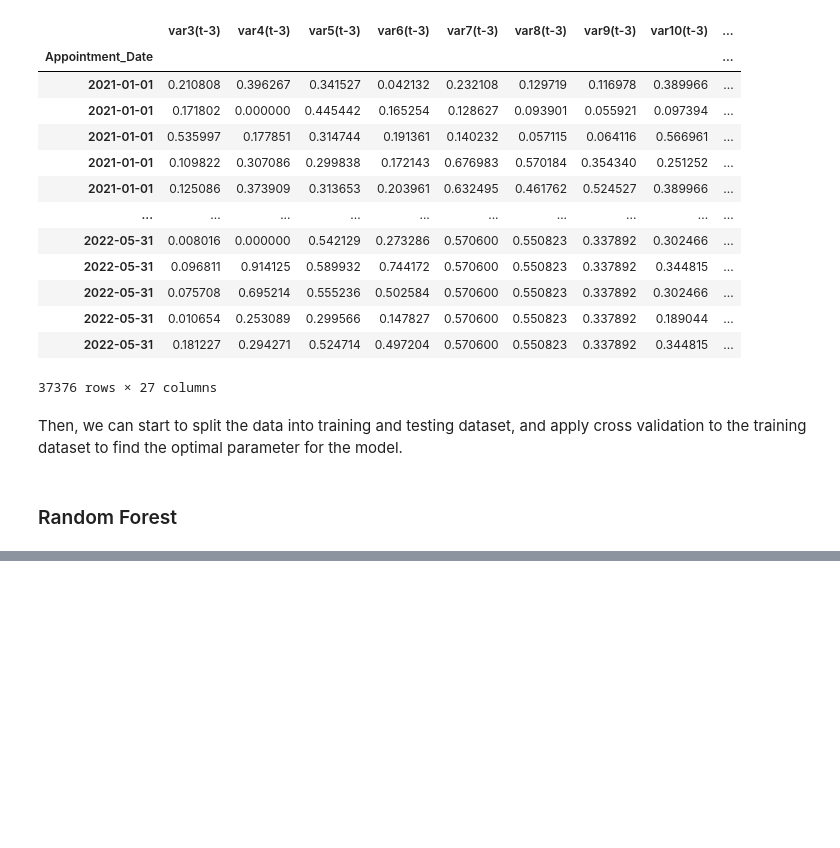
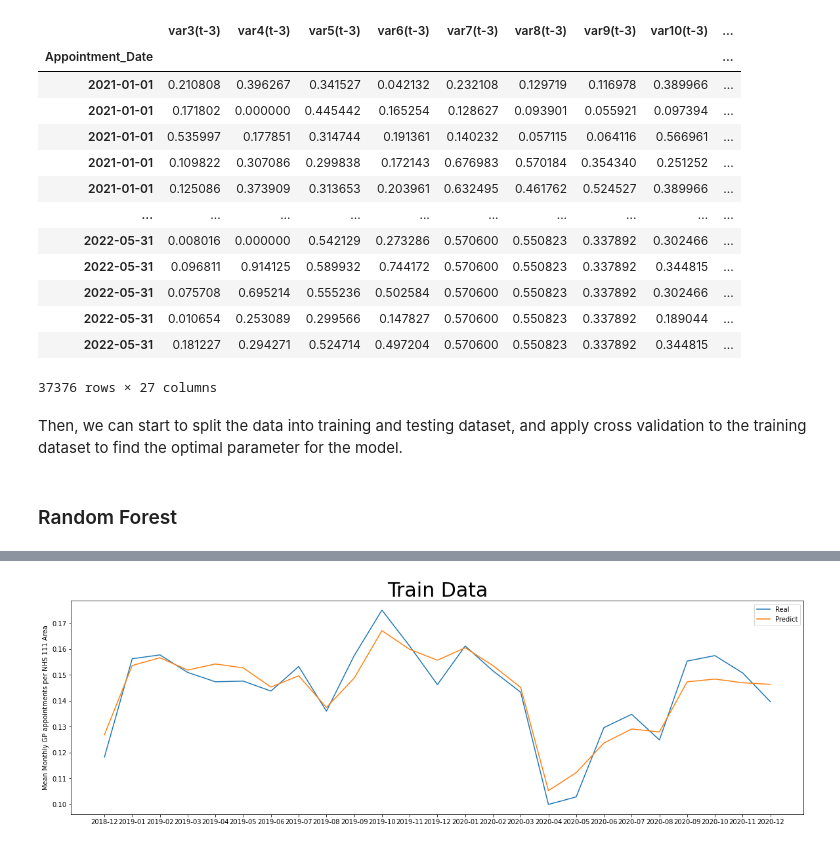
Before and after one commit to loveRDJ/DataScienceProject, a Jupyter notebook: Models.ipynb, the cells around one changed output, grey strips where cells are left out. Drawn from its saved outputs; the diff is of its cells as text; code cells hidden in the pictures; blank space fills up the shorter version.

```diff
--- a/Models.ipynb
+++ b/Models.ipynb
@@ -750,0 +563,4 @@ Test RMSE: 0.115515436033265
+# %%
+real_predict(train, 0, y_train_predict, "Train Data")
+# %% [output]
+[figure, added]
```
Also changed, not shown: parts of 79 cells of this notebook.
